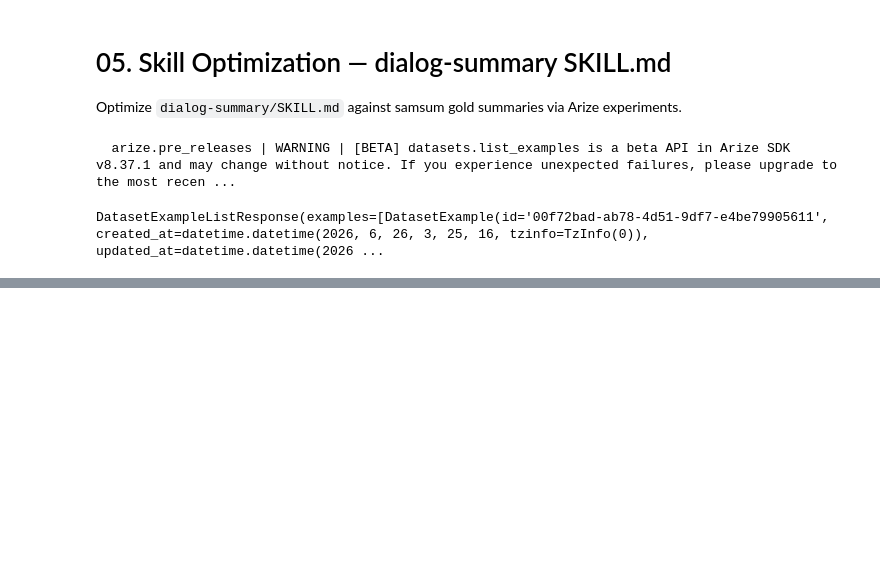
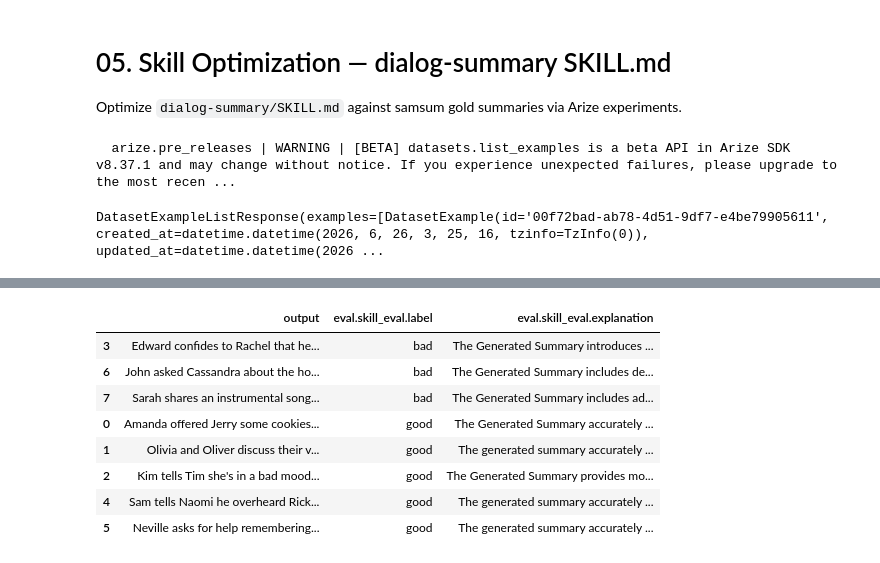
Before and after one commit to seanlee10/agentops-workshop, a Jupyter notebook: 05_skill_optimization.ipynb, the cells around one changed output, grey strips where cells are left out. Saved outputs shown, nothing was run; the diff lists cells and outputs as text; code cells hidden in the pictures; blank space fills up the shorter version.

```diff
--- a/05_skill_optimization.ipynb
+++ b/05_skill_optimization.ipynb
@@ -124,0 +129,35 @@ junk        : bad (expect bad)
+# %%
+def _delete_experiment_if_exists(version_name: str):
+    """Idempotency: drop any prior experiment with this name so the notebook is re-runnable
+    (Arize rejects experiments.run when the name already exists on the dataset)."""
+    existing = client.experiments.list(space=SPACE_ID, dataset=DATASET_NAME)
+    for e in existing.experiments:
+        if e.name == version_name:
+            client.experiments.delete(experiment=e.id, space=SPACE_ID, dataset=DATASET_NAME)
+
+def run_experiment(version_name: str):
+    _delete_experiment_if_exists(version_name)
+    # experiments.run returns (experiment, results_df); we use the returned df directly.
+    # NOTE: client.experiments.list_runs(...).to_df() is buggy in arize SDK v8.37.1
+    # (raises pydantic ValidationError: ExperimentRun.id is None), so we avoid it.
+    experiment, eval_df = client.experiments.run(
+        name=version_name,
+        dataset=DATASET_NAME,
+        space=SPACE_ID,
+        task=run_skill,
+        evaluators=[skill_eval],
+    )
+    return experiment, eval_df
+
+def mean_score(eval_df) -> float:
+    return float(eval_df["eval.skill_eval.score"].astype(float).mean())
+
+def collect_feedback(eval_df, n_bad: int = 3, n_good: int = 5):
+    bad  = eval_df[eval_df["eval.skill_eval.label"] == "bad"].head(n_bad)
+    good = eval_df[eval_df["eval.skill_eval.label"] == "good"].head(n_good)
+    return pd.concat([bad, good])
+# %%
+exp_v0, eval_v0 = run_experiment("skill-v0")
+print("columns:", list(eval_v0.columns))
+print("skill-v0 mean score:", mean_score(eval_v0))
+eval_v0.head()
@@ -124,0 +193,13 @@ junk        : bad (expect bad)
+# %%
+filtered_v0 = collect_feedback(eval_v0)
+filtered_v0[["output", "eval.skill_eval.label", "eval.skill_eval.explanation"]]
+# %% [output]
+|  | output | eval.skill_eval.label | eval.skill_eval.explanation |
+| 3 | Edward confides to Rachel that he... | bad | The Generated Summary introduces ... |
+| 6 | John asked Cassandra about the ho... | bad | The Generated Summary includes de... |
+| 7 | Sarah shares an instrumental song... | bad | The Generated Summary includes ad... |
+| 0 | Amanda offered Jerry some cookies... | good | The Generated Summary accurately ... |
+| 1 | Olivia and Oliver discuss their v... | good | The generated summary accurately ... |
+| 2 | Kim tells Tim she's in a bad mood... | good | The Generated Summary provides mo... |
+| 4 | Sam tells Naomi he overheard Rick... | good | The generated summary accurately ... |
+| 5 | Neville asks for help remembering... | good | The generated summary accurately ... |
```
Also changed, not shown: parts of 4 cells of this notebook.
